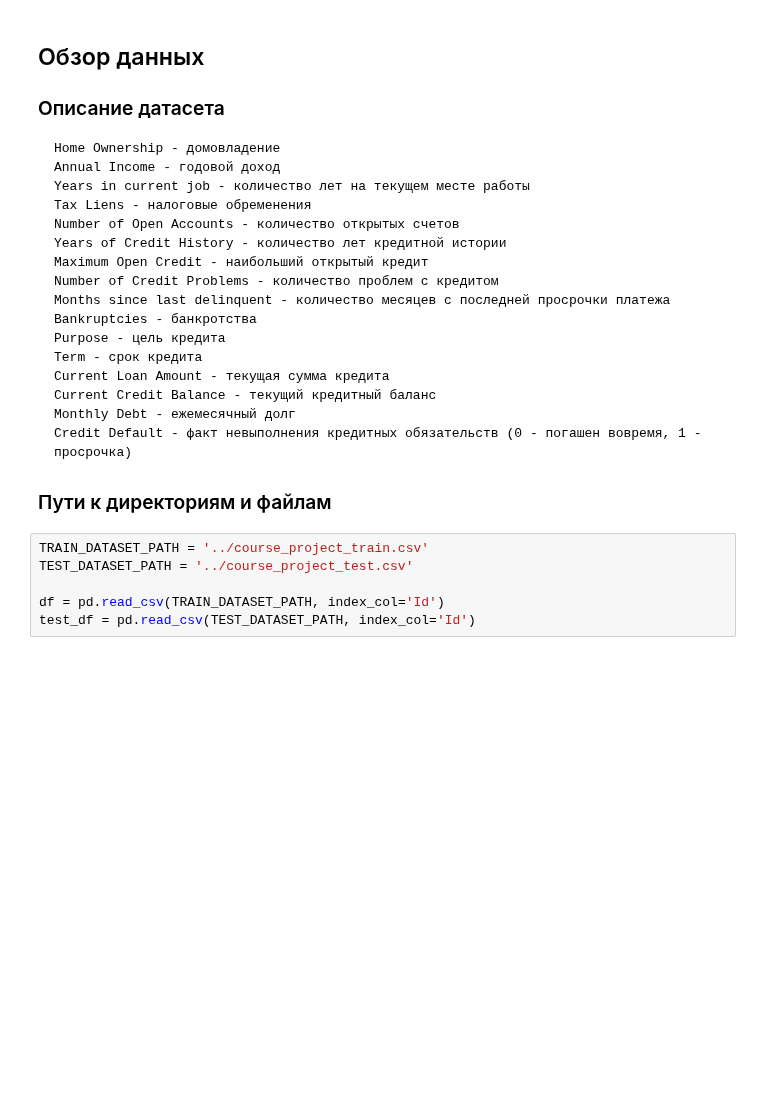
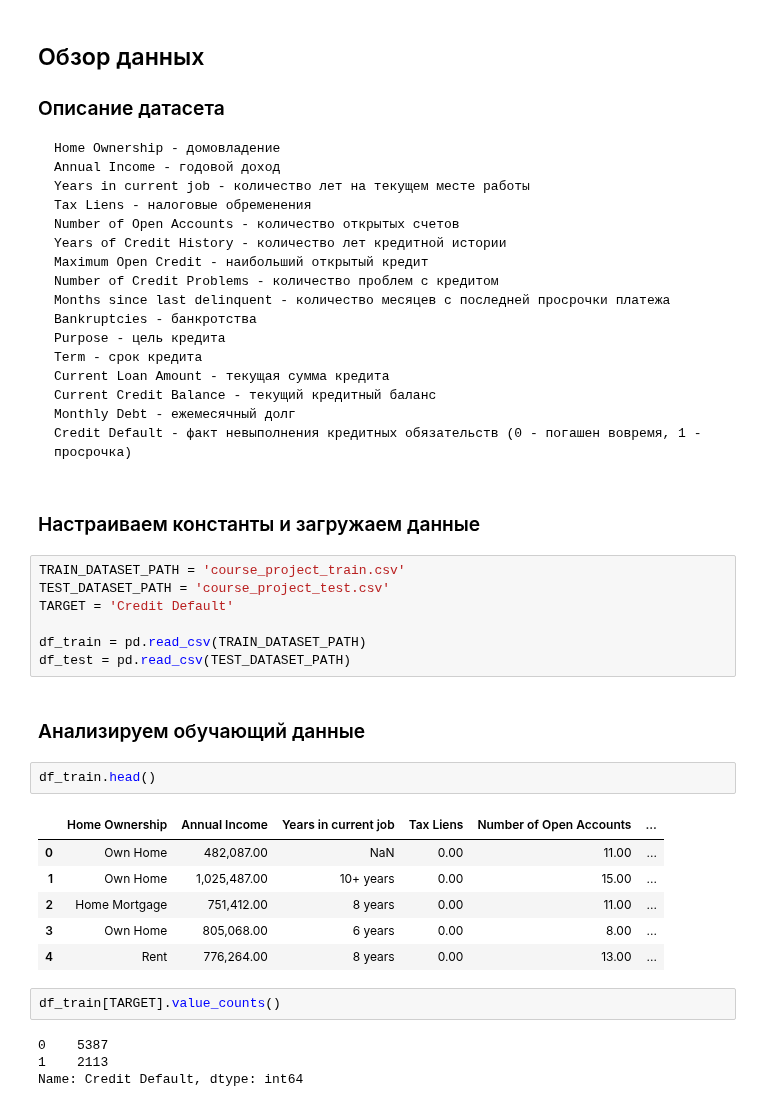
Before and after one commit to PapaCarloSap/AiLessonHomework, a Jupyter notebook: Python_ML_lib_classification/Course_project/dev/draft.ipynb, the cells around one changed output. Saved outputs shown, nothing was run; the diff lists cells and outputs as text; blank space fills up the shorter version.

Commit message:
LS-63 Подготовил данные сделал пробную класификацию

```diff
--- a/Python_ML_lib_classification/Course_project/dev/draft.ipynb
+++ b/Python_ML_lib_classification/Course_project/dev/draft.ipynb
@@ -30,11 +34,29 @@ pd.options.display.float_format = '{:,.2f}'.format
     Current Credit Balance - текущий кредитный баланс
     Monthly Debt - ежемесячный долг
     Credit Default - факт невыполнения кредитных обязательств (0 - погашен вовремя, 1 - просрочка)
-
-### Пути к директориям и файлам
+# %% [markdown]
+### Настраиваем константы и загружаем данные
 # %%
-TRAIN_DATASET_PATH = '../course_project_train.csv'
-TEST_DATASET_PATH = '../course_project_test.csv'
+TRAIN_DATASET_PATH = 'course_project_train.csv'
+TEST_DATASET_PATH = 'course_project_test.csv'
+TARGET = 'Credit Default'
 
-df = pd.read_csv(TRAIN_DATASET_PATH, index_col='Id')
-test_df = pd.read_csv(TEST_DATASET_PATH, index_col='Id')
+df_train = pd.read_csv(TRAIN_DATASET_PATH)
+df_test = pd.read_csv(TEST_DATASET_PATH)
+# %% [markdown]
+### Анализируем обучающий данные
+# %%
+df_train.head()
+# %% [output]
+|  | Home Ownership | Annual Income | Years in current job | Tax Liens | Number of Open Accounts | ... |
+| 0 | Own Home | 482,087.00 | NaN | 0.00 | 11.00 | ... |
+| 1 | Own Home | 1,025,487.00 | 10+ years | 0.00 | 15.00 | ... |
+| 2 | Home Mortgage | 751,412.00 | 8 years | 0.00 | 11.00 | ... |
+| 3 | Own Home | 805,068.00 | 6 years | 0.00 | 8.00 | ... |
+| 4 | Rent | 776,264.00 | 8 years | 0.00 | 13.00 | ... |
+# %%
+df_train[TARGET].value_counts()
+# %% [output]
+0    5387
+1    2113
+Name: Credit Default, dtype: int64
```
Also changed, not shown: parts of 35 cells of this notebook, 7 other files.
